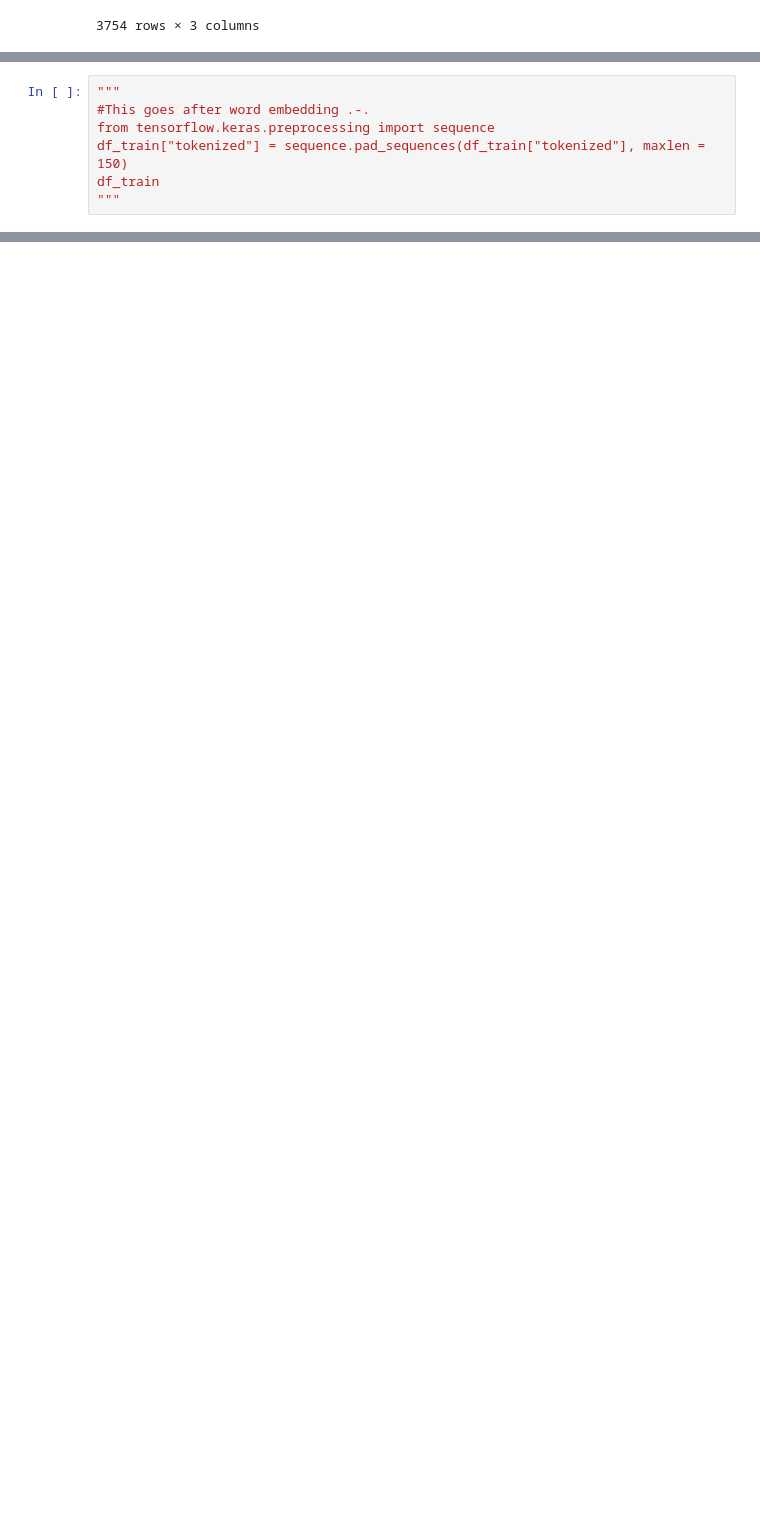
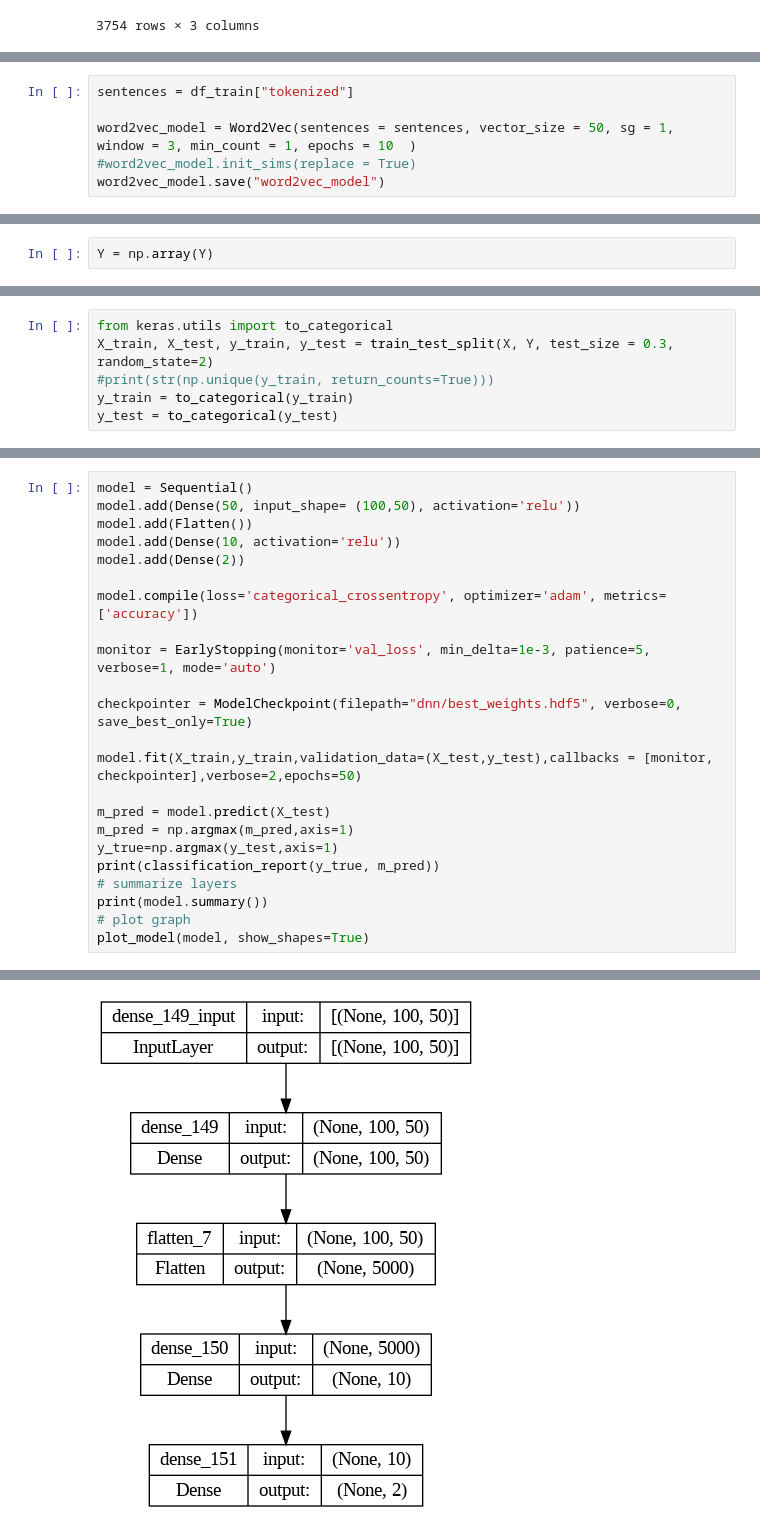
Before and after one commit to JasonTPhillipsJr/CSC215, a Jupyter notebook: FinalProject.ipynb, the cells around one changed output, grey strips where cells are left out. Drawn from its saved outputs; the diff is of its cells as text; blank space fills up the shorter version.

```diff
--- a/FinalProject.ipynb
+++ b/FinalProject.ipynb
@@ -442,7 +501,0 @@ Create word embeddings so that we have something to input to our model.
-# %%
-"""
-#This goes after word embedding .-.
-from tensorflow.keras.preprocessing import sequence
-df_train["tokenized"] = sequence.pad_sequences(df_train["tokenized"], maxlen = 150)
-df_train
-"""
@@ -458,0 +508,6 @@ ValueError: ignored
+# %%
+sentences = df_train["tokenized"]
+
+word2vec_model = Word2Vec(sentences = sentences, vector_size = 50, sg = 1, window = 3, min_count = 1, epochs = 10  )
+#word2vec_model.init_sims(replace = True)
+word2vec_model.save("word2vec_model")
@@ -458,0 +551,2 @@ ValueError: ignored
+# %%
+Y = np.array(Y)
@@ -458,0 +583,6 @@ ValueError: ignored
+# %%
+from keras.utils import to_categorical
+X_train, X_test, y_train, y_test = train_test_split(X, Y, test_size = 0.3, random_state=2)
+#print(str(np.unique(y_train, return_counts=True)))
+y_train = to_categorical(y_train)
+y_test = to_categorical(y_test)
@@ -458,0 +703,24 @@ ValueError: ignored
+# %%
+model = Sequential()
+model.add(Dense(50, input_shape= (100,50), activation='relu'))
+model.add(Flatten())
+model.add(Dense(10, activation='relu'))
+model.add(Dense(2))
+
+model.compile(loss='categorical_crossentropy', optimizer='adam', metrics=['accuracy'])
+
+monitor = EarlyStopping(monitor='val_loss', min_delta=1e-3, patience=5, verbose=1, mode='auto')
+
+checkpointer = ModelCheckpoint(filepath="dnn/best_weights.hdf5", verbose=0, save_best_only=True)
+
+model.fit(X_train,y_train,validation_data=(X_test,y_test),callbacks = [monitor, checkpointer],verbose=2,epochs=50)
+
+m_pred = model.predict(X_test)
+m_pred = np.argmax(m_pred,axis=1)
+y_true=np.argmax(y_test,axis=1)
+print(classification_report(y_true, m_pred))
+# summarize layers
+print(model.summary())
+# plot graph
+plot_model(model, show_shapes=True)
+# %% [output]
@@ -458,0 +744 @@ ValueError: ignored
+[figure, added]
```
Also changed, not shown: parts of 69 cells of this notebook.
